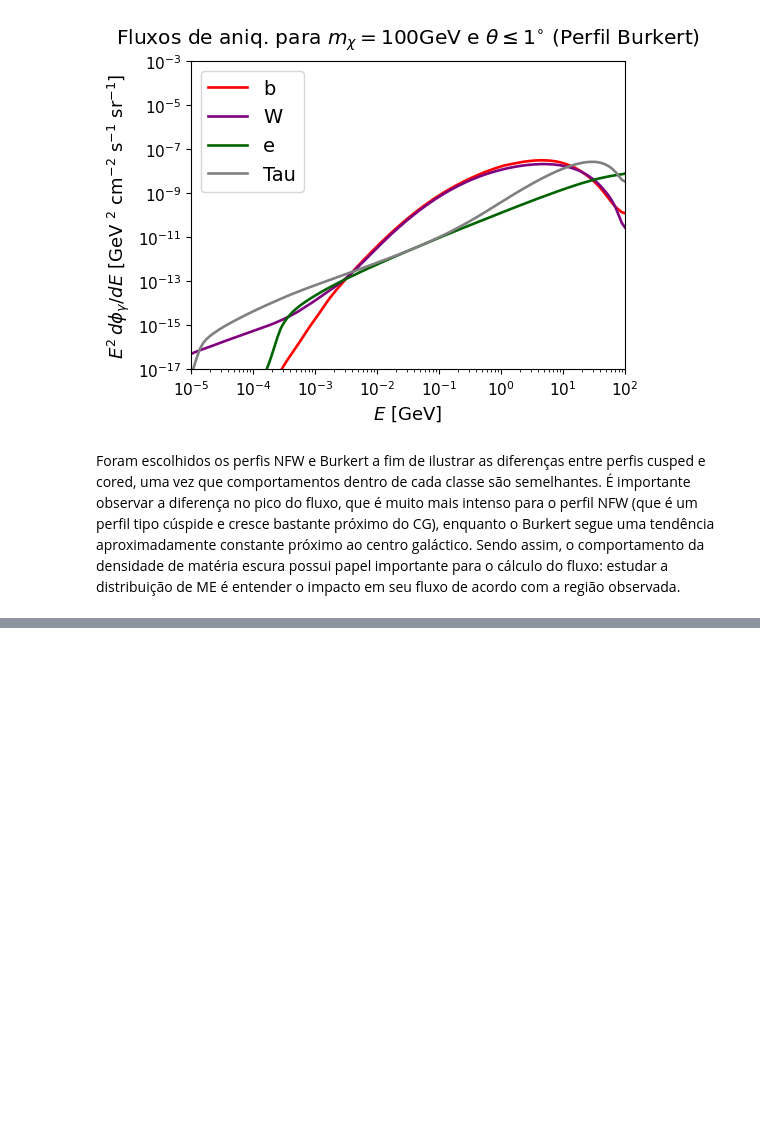
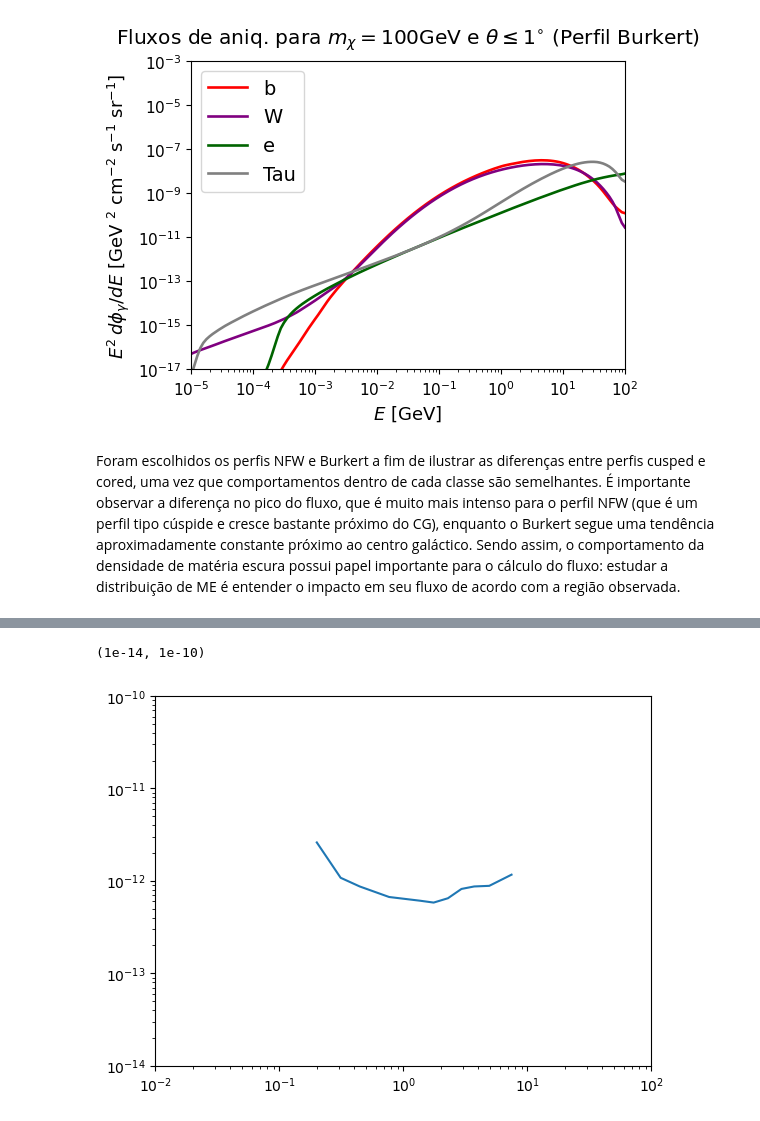
Before and after one commit to lrochacastro/Perfis-da-Materia-Escura, a Jupyter notebook: Perfis de Matéria Escura - Otimizado.ipynb, the cells around one changed output, grey strips where cells are left out. Saved outputs shown, nothing was run; the diff lists cells and outputs as text; code cells hidden in the pictures; blank space fills up the shorter version.

```diff
--- a/Perfis de Matéria Escura - Otimizado.ipynb
+++ b/Perfis de Matéria Escura - Otimizado.ipynb
@@ -943,0 +898,11 @@ plt.legend()
+# %%
+x = [0.2001161095923096, 0.3115944715284203, 0.4440541134268033, 0.7666822074546215, 1.3633751835597432, 1.7522244804127838, 2.2854638641349907, 2.9373027909896976, 3.7197420179798213, 4.923882631706739, 7.443803013251689]
+y = [2.606798020576928e-12, 1.0803315190764665e-12, 8.701563933188907e-13, 6.691189901715623e-13, 6.098666701068888e-13, 5.822381671888648e-13, 6.487547294786302e-13, 8.179969377519468e-13, 8.701563933188907e-13, 8.837078743614584e-13, 1.1671161911100658e-12]
+plt.plot(x,y)
+plt.xscale('log')
+plt.yscale('log')
+plt.xlim(1e-2, 1e2)
+plt.ylim(1e-14, 1e-10)
+# %% [output]
+(1e-14, 1e-10)
+[figure, added]
```
Also changed, not shown: parts of 7 cells of this notebook, 7 other files.
